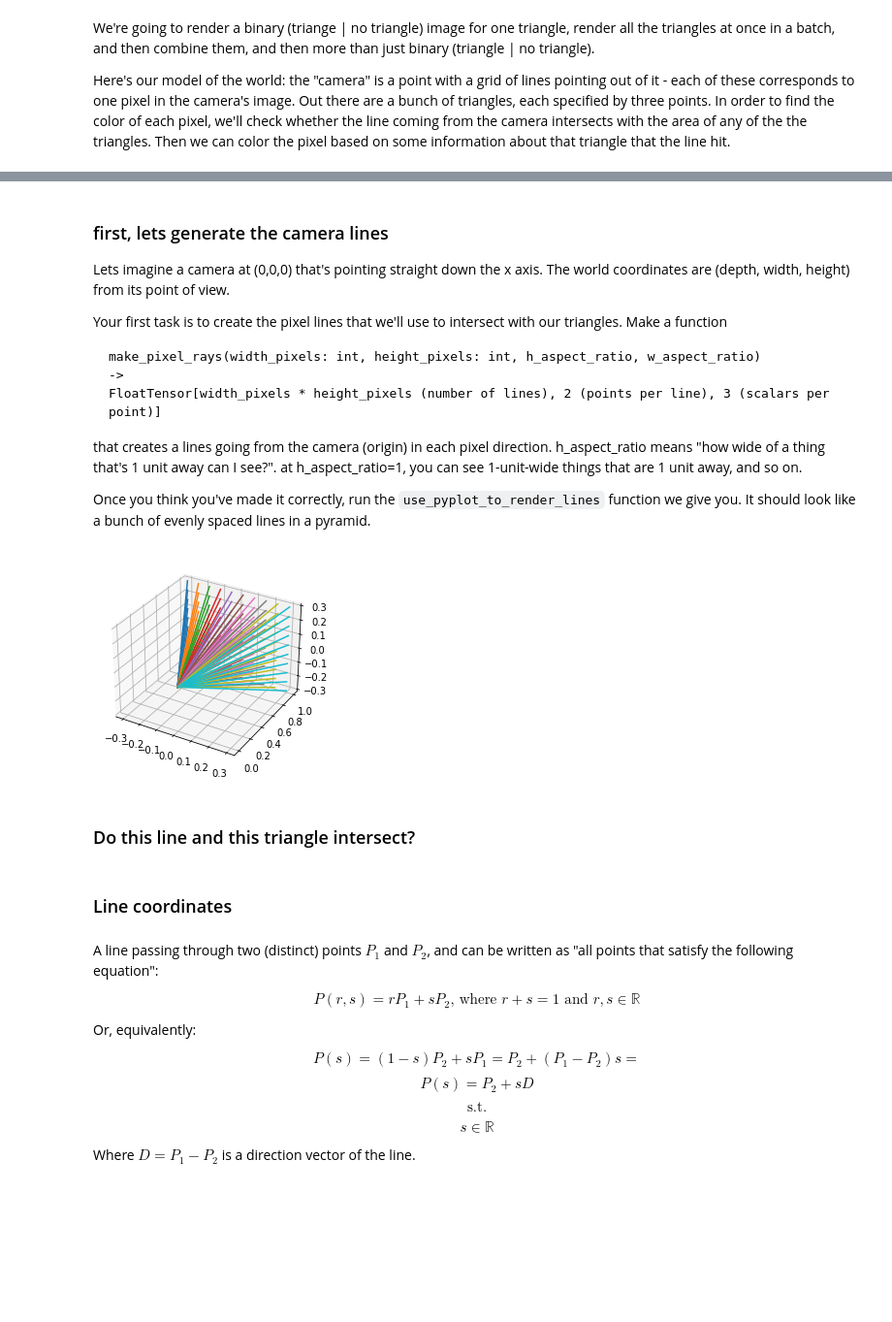
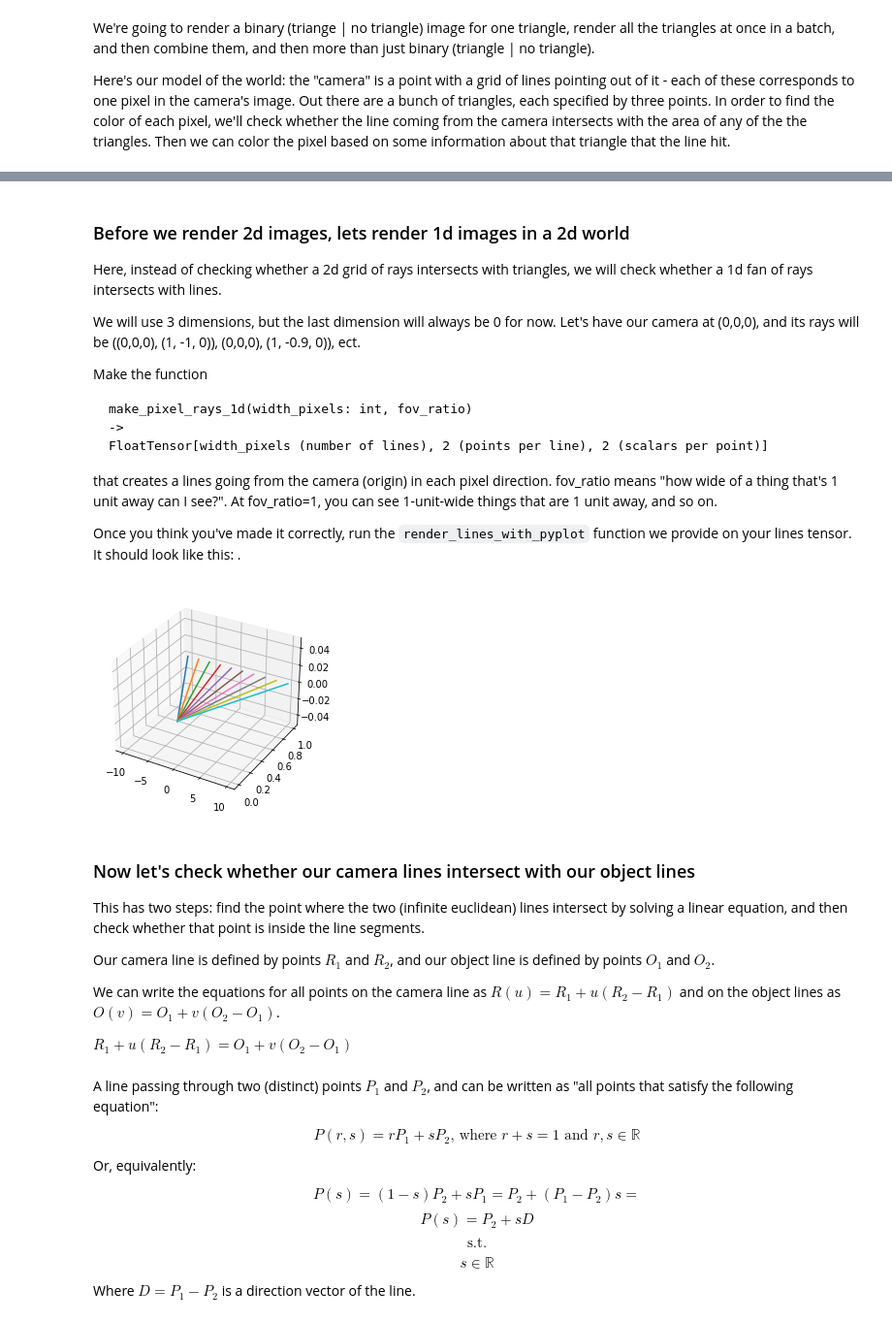
Before and after one commit to redwoodresearch/mlab, a Jupyter notebook: days/w1d1_renderer.ipynb, the cells around one changed output, grey strips where cells are left out. Shown: that part at 97% size. Cells and saved outputs as stored; diff of their text form; code cells hidden in the pictures; blank space fills up the shorter version.

````diff
--- a/days/w1d1_renderer.ipynb
+++ b/days/w1d1_renderer.ipynb
@@ -10,51 +10,58 @@ Here's our model of the world: the "camera" is a point with a grid of lines poin
 # %% [markdown]
 ![image](https://www.scratchapixel.com/images/upload/rasterization/raytracing-raster.png?)
 # %% [markdown]
-### first, lets generate the camera lines
+### Before we render 2d images, lets render 1d images in a 2d world
 
-Lets imagine a camera at (0,0,0) that's pointing straight down the x axis. The world coordinates are (depth, width, height) from its point of view.
+Here, instead of checking whether a 2d grid of rays intersects with triangles, we will check whether a 1d fan of rays intersects with lines.
 
-Your first task is to create the pixel lines that we'll use to intersect with our triangles. Make a function
+We will use 3 dimensions, but the last dimension will always be 0 for now. Let's have our camera at (0,0,0), and its rays will be ((0,0,0), (1, -1, 0)), (0,0,0), (1, -0.9, 0)), ect.
 
+Make the function
 ```
-make_pixel_rays(width_pixels: int, height_pixels: int, h_aspect_ratio, w_aspect_ratio)
+make_pixel_rays_1d(width_pixels: int, fov_ratio)
 ->
-FloatTensor[width_pixels * height_pixels (number of lines), 2 (points per line), 3 (scalars per point)]
+FloatTensor[width_pixels (number of lines), 2 (points per line), 2 (scalars per point)]
 ```
-that creates a lines going from the camera (origin) in each pixel direction. h_aspect_ratio means "how wide of a thing that's 1 unit away can I see?". at h_aspect_ratio=1, you can see 1-unit-wide things that are 1 unit away, and so on.
+that creates a lines going from the camera (origin) in each pixel direction. fov_ratio means "how wide of a thing that's 1 unit away can I see?". At fov_ratio=1, you can see 1-unit-wide things that are 1 unit away, and so on.
 
-Once you think you've made it correctly, run the `use_pyplot_to_render_lines` function we give you. It should look like a bunch of evenly spaced lines in a pyramid.
+Once you think you've made it correctly, run the `render_lines_with_pyplot` function we provide on your lines tensor. It should look like this: .
 # %%
 import torch as t
 from mpl_toolkits.mplot3d.axes3d import Axes3D
 import matplotlib.pyplot as plt
+from ipywidgets import interact
 
-
-# SOLUTION, TO REMOVE
-def camera_rays(W, H, width_scale=0.3, height_scale=0.3):
-    n_pixels = W*H
-    x_dirs = t.linspace(-width_scale, width_scale, W).unsqueeze(0).expand([H, W]).reshape([n_pixels])
-    y_dirs = t.linspace(-height_scale,height_scale, H).unsqueeze(1).expand([H, W]).reshape([n_pixels])
-    ray_directions = t.stack([t.ones(n_pixels), x_dirs, y_dirs], dim=1)
-    origin = t.tensor([0,0,0]).unsqueeze(0).expand([n_pixels, 3])
-    lines = t.stack([origin, ray_directions], dim=1)
-    return lines
-
-lines = camera_rays(10,10)
-def use_pyplot_to_render_lines(lines):
+def render_lines_with_pyplot(lines):
     fig, ax = plt.subplots(subplot_kw={'projection': '3d'})
 
     for line in lines:
         ax.plot(line[:,1].numpy(), line[:,0].numpy(), line[:,2].numpy())
 
     plt.show()
-use_pyplot_to_render_lines(lines)
-# %% [output]
-[figure, removed]
-# %% [markdown]
-### Do this line and this triangle intersect?
-# %% [markdown]
-### Line coordinates
+# %%
+# SOLUTION, TO REMOVE
+def camera_rays_1d(W,fov_ratio=0.3):
+    y_dirs = t.linspace(-fov_ratio,fov_ratio, W)
+    ray_directions = t.stack([t.ones(W), y_dirs,t.zeros(W)], dim=1)
+    origin = t.tensor([0,0,0]).unsqueeze(0).expand([W, 3])
+    lines = t.stack([origin, ray_directions], dim=1)
+    return lines
+
+lines = camera_rays_1d(10,10)
+
+render_lines_with_pyplot(lines)
+# %% [output]
+[figure, added]
+# %% [markdown]
+### Now let's check whether our camera lines intersect with our object lines
+
+This has two steps: find the point where the two (infinite euclidean) lines intersect by solving a linear equation, and then check whether that point is inside the line segments.
+
+Our camera line is defined by points $R_1$ and $R_2$, and our object line is defined by points $O_1$ and $O_2$.
+
+We can write the equations for all points on the camera line as $R(u)=R_1+u(R_2 - R_1)$ and on the object lines as $O(v)=O_1+v(O_2 - O_1)$.
+
+$R_1+u(R_2 - R_1) = O_1 + v(O_2 - O_1)$
 # %% [markdown]
 A line passing through two (distinct) points $P_1$ and $P_2$, and can be written as "all points that satisfy the following equation":
 
````
Also changed, not shown: parts of 4 cells of this notebook, 2 other files.
